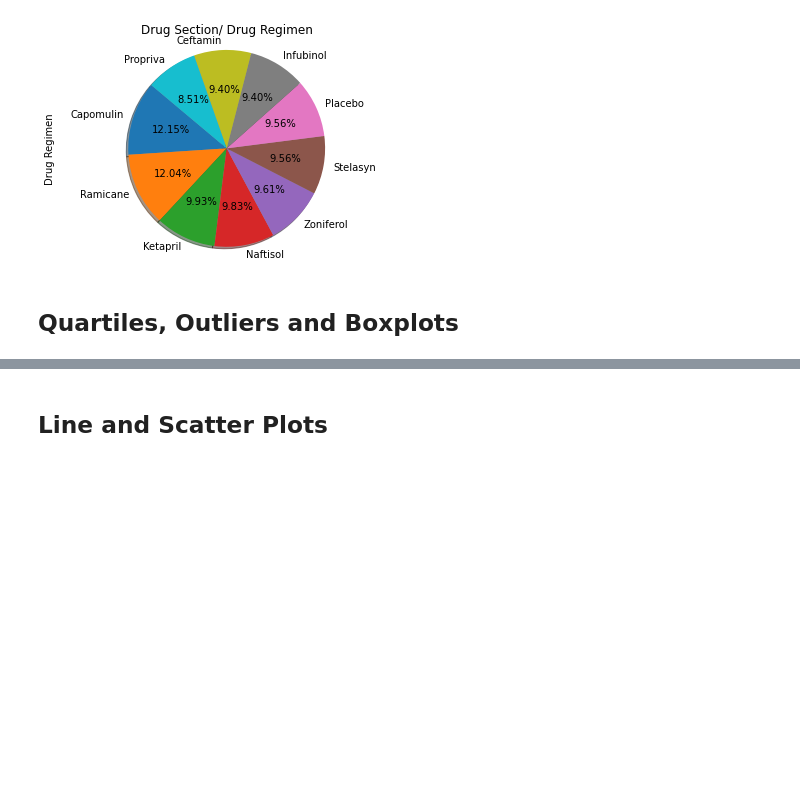
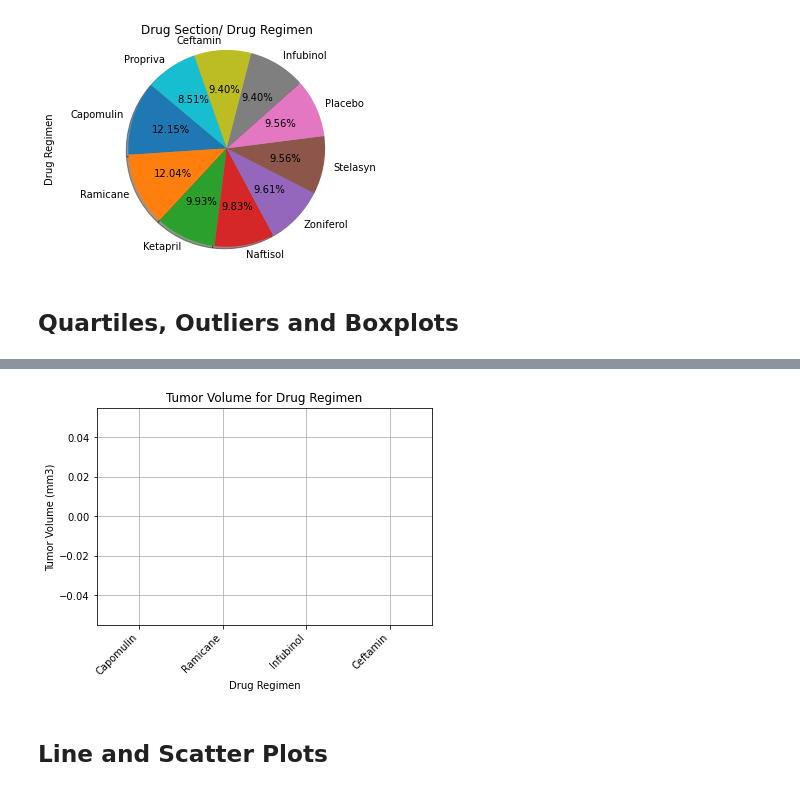
Before and after one commit to jcus/matplotlib-challenge, a Jupyter notebook: Pymaceuticals/Pymaceuticals_Matplotlib.ipynb, the cells around one changed output, grey strips where cells are left out. Drawn from its saved outputs; the diff is of its cells as text; code cells hidden in the pictures; blank space fills up the shorter version.

```diff
--- a/Pymaceuticals/Pymaceuticals_Matplotlib.ipynb
+++ b/Pymaceuticals/Pymaceuticals_Matplotlib.ipynb
@@ -387,2 +560,15 @@ plt.show()
+# %%
+df = pd.DataFrame(TumorResult_list,
+                  columns=["Capomulin", "Ramicane", "Infubinol", "Ceftamin"])
+
+boxplot = df.boxplot(column=["Capomulin", "Ramicane", "Infubinol", "Ceftamin"])
+
+plt.xlabel("Drug Regimen")
+plt.ylabel("Tumor Volume (mm3)")
+plt.xticks(rotation=45, ha="right")
+plt.title("Tumor Volume for Drug Regimen")
+plt.show()
+# %% [output]
+[figure, added]
 # %% [markdown]
 ## Line and Scatter Plots
```
Also changed, not shown: parts of 30 cells of this notebook.
